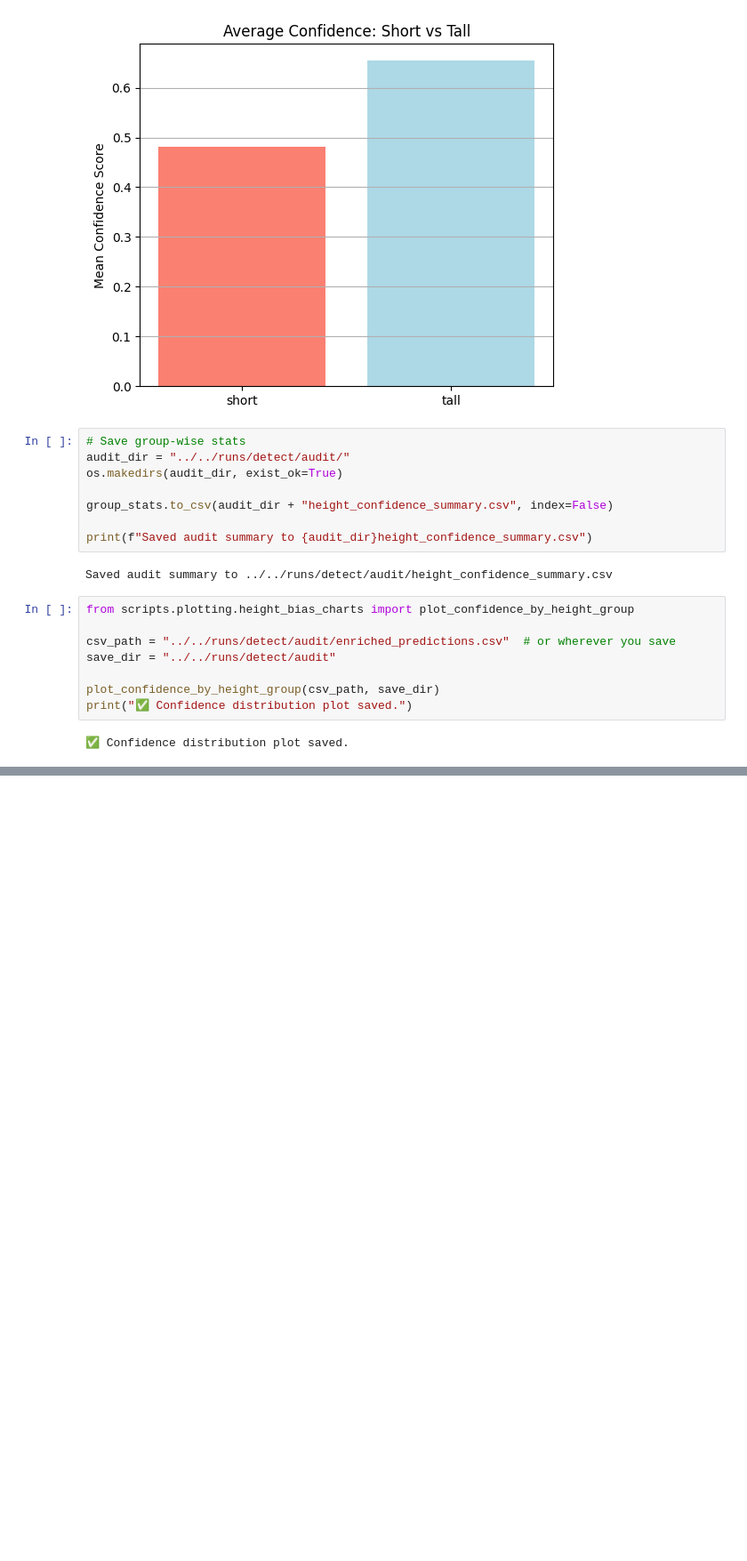
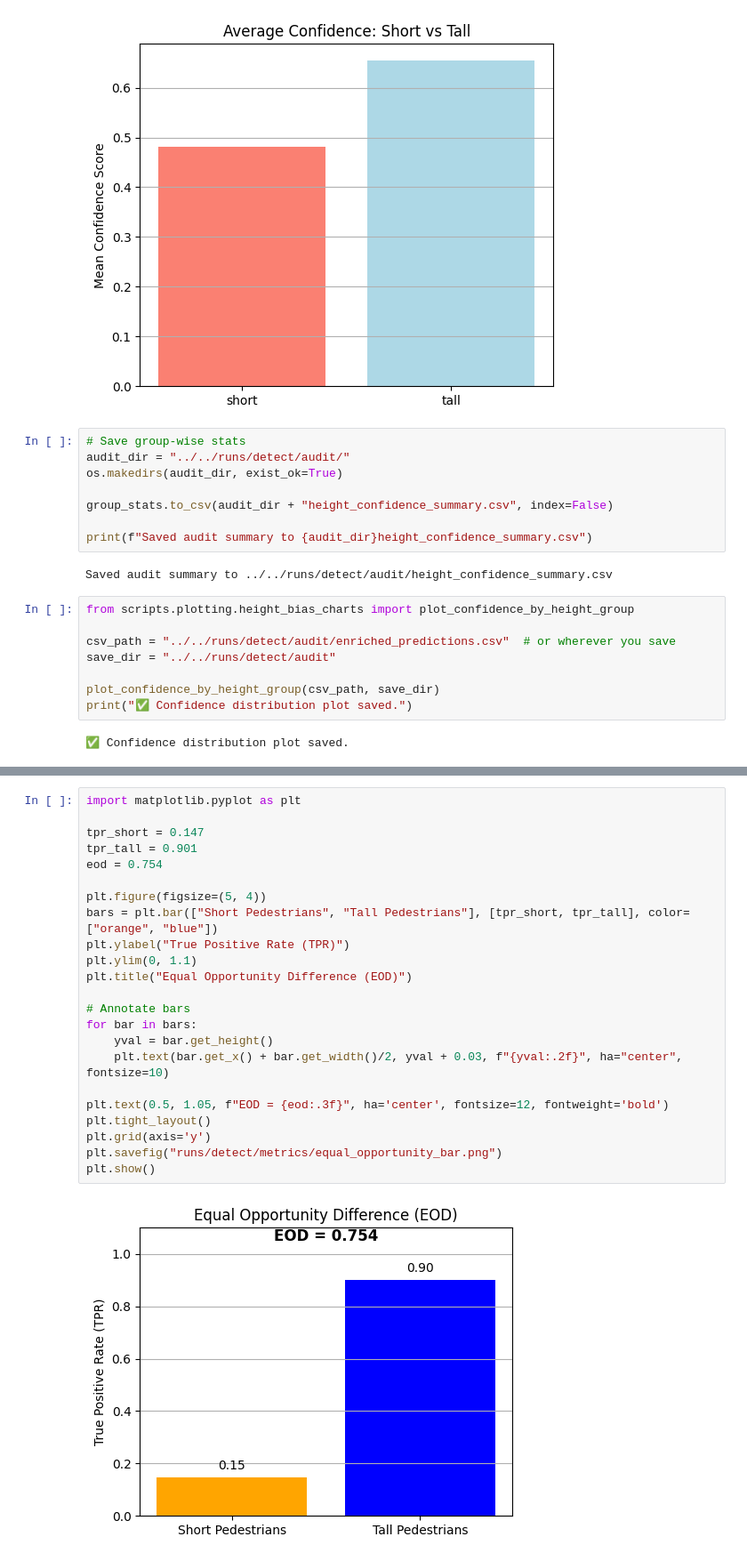
Before and after one commit to Nishanth-6/fair-pedestrian-detection, a Jupyter notebook: scripts/notebooks/fairness_analysis.ipynb, the cells around one changed output, grey strips where cells are left out. Shown at 89% size. Saved outputs shown, nothing was run; the diff lists cells and outputs as text; blank space fills up the shorter version.

```diff
--- a/scripts/notebooks/fairness_analysis.ipynb
+++ b/scripts/notebooks/fairness_analysis.ipynb
@@ -153,0 +175,25 @@ print("✅ Confidence distribution plot saved.")
+# %%
+import matplotlib.pyplot as plt
+
+tpr_short = 0.147
+tpr_tall = 0.901
+eod = 0.754
+
+plt.figure(figsize=(5, 4))
+bars = plt.bar(["Short Pedestrians", "Tall Pedestrians"], [tpr_short, tpr_tall], color=["orange", "blue"])
+plt.ylabel("True Positive Rate (TPR)")
+plt.ylim(0, 1.1)
+plt.title("Equal Opportunity Difference (EOD)")
+
+# Annotate bars
+for bar in bars:
+    yval = bar.get_height()
+    plt.text(bar.get_x() + bar.get_width()/2, yval + 0.03, f"{yval:.2f}", ha="center", fontsize=10)
+
+plt.text(0.5, 1.05, f"EOD = {eod:.3f}", ha='center', fontsize=12, fontweight='bold')
+plt.tight_layout()
+plt.grid(axis='y')
+plt.savefig("runs/detect/metrics/equal_opportunity_bar.png")
+plt.show()
+# %% [output]
+[figure, added]
```
Also changed, not shown: parts of 4 cells of this notebook, 6 other files.
